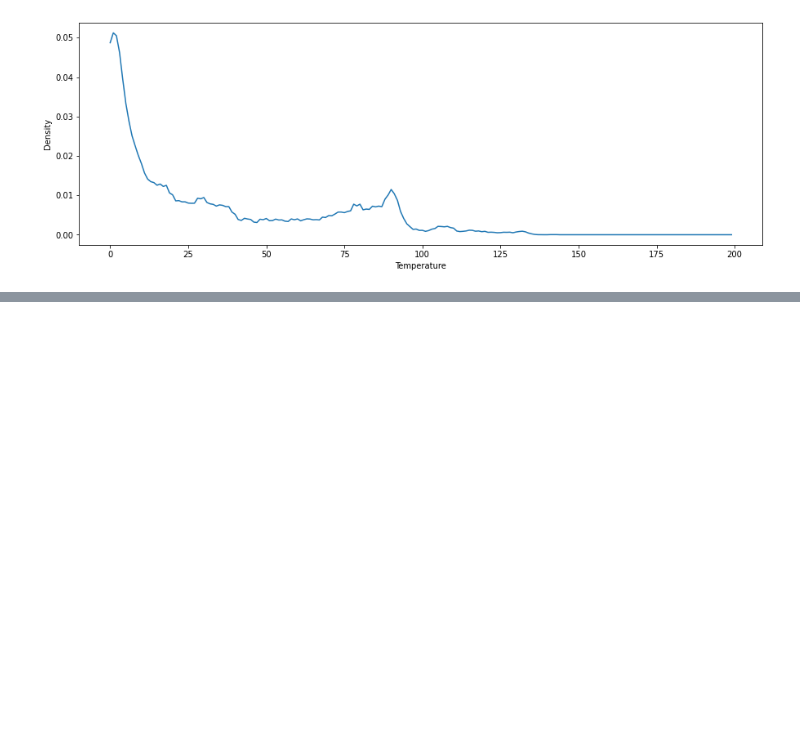
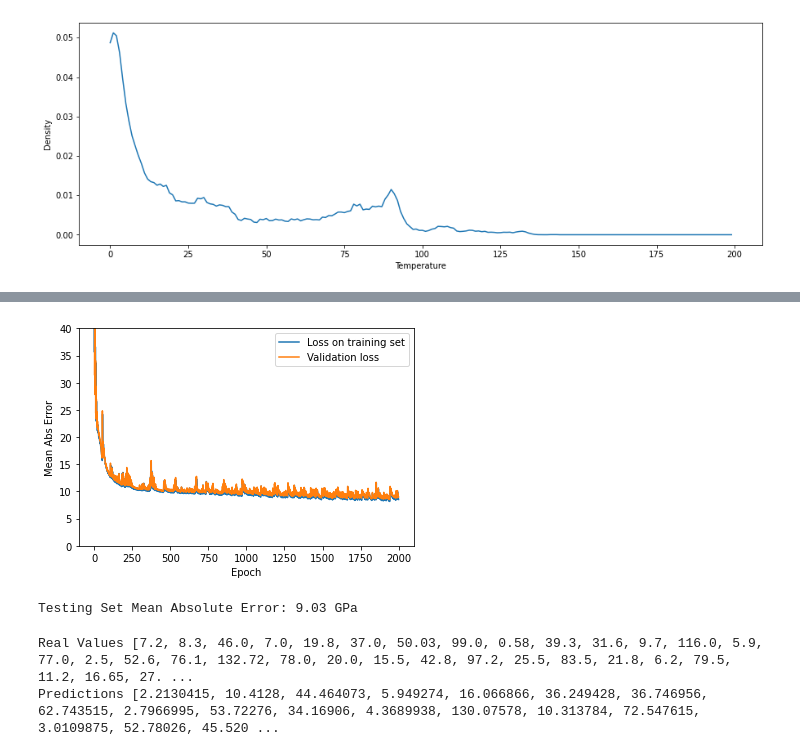
Before and after one commit to Redhatt/MS-ML, a Jupyter notebook: Train.ipynb, the cells around one changed output, grey strips where cells are left out. Saved outputs shown, nothing was run; the diff lists cells and outputs as text; code cells hidden in the pictures; blank space fills up the shorter version.

```diff
--- a/Train.ipynb
+++ b/Train.ipynb
@@ -353,0 +374,16 @@ plt.show()
+# %%
+# preparing model to train dataset
+
+kernel_init = initializers.RandomNormal(seed=0)
+
+model = Sequential()
+model.add(Dense(250, activation='relu', input_shape=(train_values.shape[1], ), kernel_initializer=kernel_init))
+model.add(Dense(170, activation='relu', kernel_initializer=kernel_init))
+model.add(Dense(64, activation='relu', kernel_initializer=kernel_init))
+model.add(Dense(1, kernel_initializer=kernel_init))
+
+optimizer = keras.optimizers.Adam(learning_rate=0.01)
+
+model.compile(loss='mae', optimizer=optimizer, metrics=['mae'])
+model.summary()
+# visualizer(model, format='png', view=True)
@@ -353,0 +407,31 @@ plt.show()
+# %%
+# training the model over the dataset
+class PrintEpNum(keras.callbacks.Callback):
+    def on_epoch_end(self, epoch, logs):
+        sys.stdout.flush()
+        sys.stdout.write("Current Epoch: " + str(epoch+1) + " Training Loss: " + "%4f" %logs.get('loss') + '\r') # Updates current Epoch Number
+
+EPOCHS = 2000
+
+history = model.fit(train_values, train_labels,
+                    batch_size=train_values.shape[0],
+                    epochs=EPOCHS, verbose = False,
+                    validation_split=0.1, callbacks=[PrintEpNum()])
+# %%
+plt.figure()
+plt.xlabel('Epoch')
+plt.ylabel('Mean Abs Error')
+plt.plot(history.epoch, np.array(history.history['loss']),label='Loss on training set')
+plt.plot(history.epoch, np.array(history.history['val_loss']),label = 'Validation loss')
+plt.ylim([0,40])
+plt.legend()
+plt.show()
+# %% [output]
+[figure, added]
+# %%
+# printing Mean Absolute Error over testing dataset
+[loss, mae] = model.evaluate(test_values, test_labels, verbose=0)
+
+print("Testing Set Mean Absolute Error: {:2.2f} GPa".format(mae))
+# %% [output]
+Testing Set Mean Absolute Error: 9.03 GPa
@@ -353,0 +441,12 @@ plt.show()
+# %%
+# testing model over test dataset
+test_predictions = model.predict(test_values).flatten()
+
+print("Real Values", list(test_labels))
+print("Predictions", list(test_predictions))
+
+values = np.concatenate((train_values, test_values), axis=0)
+predictions = model.predict(values).flatten()
+# %% [output]
+Real Values [7.2, 8.3, 46.0, 7.0, 19.8, 37.0, 50.03, 99.0, 0.58, 39.3, 31.6, 9.7, 116.0, 5.9, 77.0, 2.5, 52.6, 76.1, 132.72, 78.0, 20.0, 15.5, 42.8, 97.2, 25.5, 83.5, 21.8, 6.2, 79.5, 11.2, 16.65, 27. ...
+Predictions [2.2130415, 10.4128, 44.464073, 5.949274, 16.066866, 36.249428, 36.746956, 62.743515, 2.7966995, 53.72276, 34.16906, 4.3689938, 130.07578, 10.313784, 72.547615, 3.0109875, 52.78026, 45.520 ...
```
Also changed, not shown: parts of 10 cells of this notebook.
